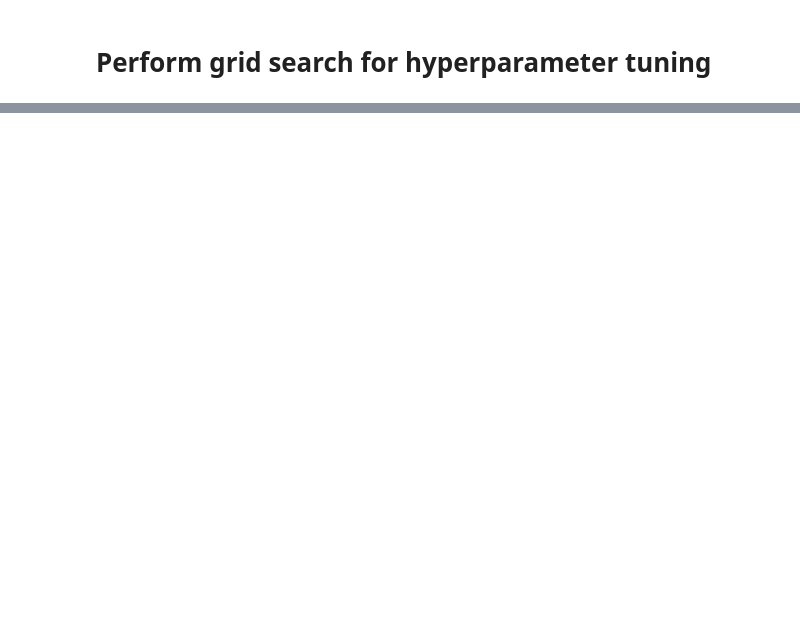
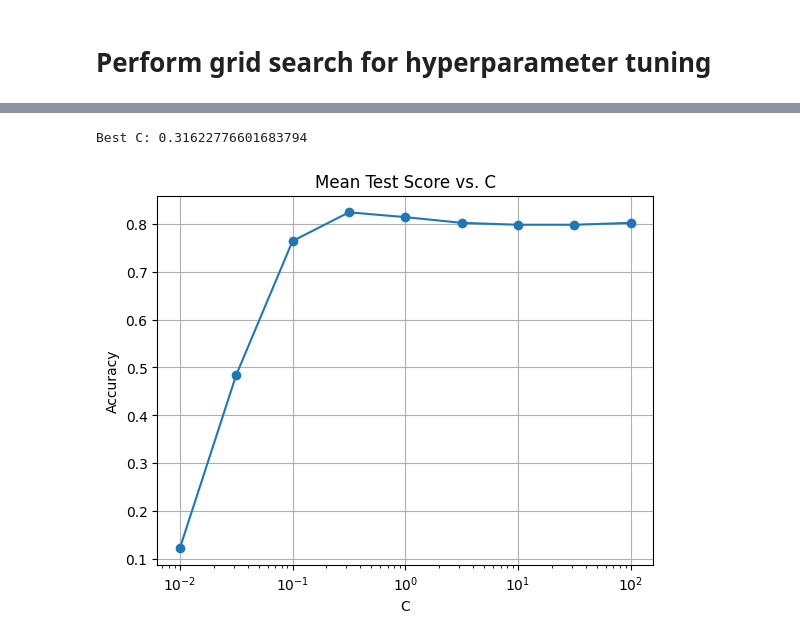
Before and after one commit to ClaranceLGS/EN315-Pattern-Recognition, a Jupyter notebook: Assignment 2/EN3150_200094R_A02.ipynb, the cells around one changed output, grey strips where cells are left out. Saved outputs shown, nothing was run; the diff lists cells and outputs as text; code cells hidden in the pictures; blank space fills up the shorter version.

```diff
--- a/Assignment 2/EN3150_200094R_A02.ipynb
+++ b/Assignment 2/EN3150_200094R_A02.ipynb
@@ -66,0 +121,29 @@ KeyboardInterrupt:
+# %%
+# Create a pipeline with scaling and Lasso logistic regression
+lasso_logistic_pipeline = Pipeline([
+   ('scaler', StandardScaler()), # Standardize feature
+   ('lasso_logistic', LogisticRegression(penalty='l1', solver='liblinear', multi_class='auto'))])
+# Define the parameter grid for hyperparameter tuning
+param_grid = {'lasso_logistic__C': np.logspace(-2, 2, 9)}
+# %%
+# Create GridSearchCV to find the optimal value of C
+grid_search = GridSearchCV(lasso_logistic_pipeline, param_grid, cv=5, n_jobs=-1)
+grid_search.fit(X_train, y_train)
+# Get the best value of C
+best_C = grid_search.best_params_['lasso_logistic__C']
+print('Best C:', best_C)
+# %% [output]
+Best C: 0.31622776601683794
+# %%
+# Extract the hyperparameter values and corresponding mean test scores
+C_values = np.logspace(-2, 2, 9)
+mean_test_scores = grid_search.cv_results_['mean_test_score']
+# Plot the mean test score against C
+plt.semilogx(C_values, mean_test_scores, marker='o')
+plt.xlabel('C')
+plt.ylabel('Accuracy')
+plt.title('Mean Test Score vs. C')
+plt.grid(True)
+plt.show()
+# %% [output]
+[figure, added]
```
Also changed, not shown: parts of 9 cells of this notebook.
